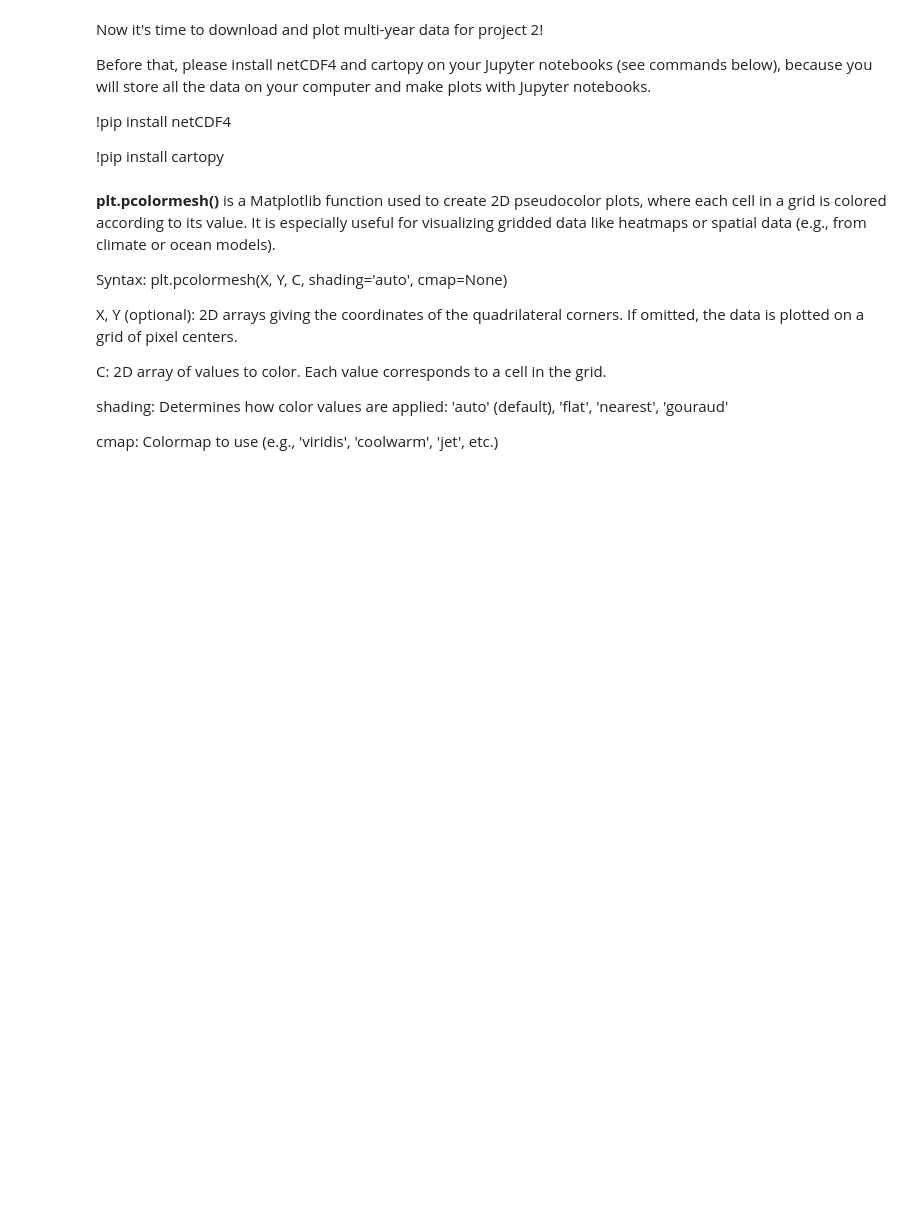
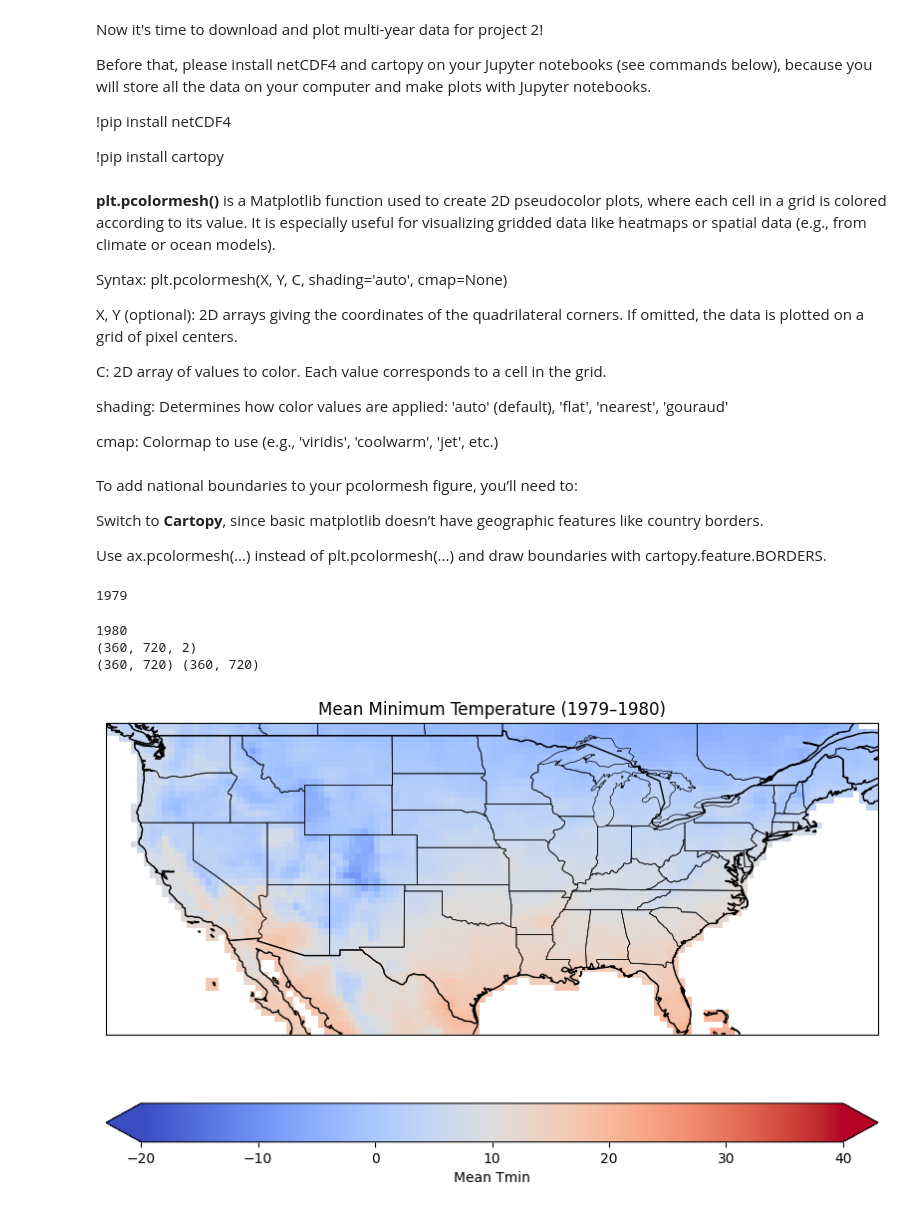
Before and after one commit to huanping313/planets, a Jupyter notebook: GEOG4016_Ch_2.ipynb, the cells around one changed output. Cells and saved outputs as stored; diff of their text form; code cells hidden in the pictures; blank space fills up the shorter version.

````diff
--- a/GEOG4016_Ch_2.ipynb
+++ b/GEOG4016_Ch_2.ipynb
@@ -1175,5 +1193,5 @@ f = netCDF4.Dataset(filename, 'r')
 ```
 # %%
 import netCDF4
-f = netCDF4.Dataset('filename.nc', 'r') # insert your filename with .nc as the extension, such as 'tmin.1979.nc','precip.1979.nc'
+f = netCDF4.Dataset('tmin.1979.nc', 'r') # insert your filename with .nc as the extension, such as 'tmin.1979.nc','precip.1979.nc'
 print(f) # print file information
@@ -1270,6 +1301,73 @@ plt.xlabel('Longitude')
 # plt.yticks(ytick_positions, ytick_labels)
 
 plt.show()
+# %% [markdown]
+To add national boundaries to your pcolormesh figure, you’ll need to:
+
+Switch to **Cartopy**, since basic matplotlib doesn’t have geographic features like country borders.
+
+Use ax.pcolormesh(...) instead of plt.pcolormesh(...) and draw boundaries with cartopy.feature.BORDERS.
+# %%
+import numpy as np
+import matplotlib.pyplot as plt
+from matplotlib import cm
+import netCDF4
+import cartopy.crs as ccrs
+import cartopy.feature as cfeature
+
+# Load and average data
+for yr in range(1979, 1981):
+    f = netCDF4.Dataset(f'tmin.{yr}.nc', 'r')
+    print(yr)
+    data = f.variables['tmin'][:, :, :]
+    # Read missing value attribute
+    missing_value = f.variables['tmin'].missing_value
+    # Replace missing values with np.nan before averaging
+    data = np.where(data == missing_value, np.nan, data)
+    # Now safely average over time axis (axis=0)
+    z0 = np.nanmean(data, axis=0)
+
+    if yr == 1979:
+        lat = f.variables['lat'][:]
+        lon = f.variables['lon'][:]
+        z1 = z0
+    else:
+        z1 = np.dstack((z1, z0))
+        print(np.shape(z1))
+
+z = np.nanmean(z1, axis=2)  # Final mean across years
+
+# Create a figure with a Cartopy projection
+fig, ax = plt.subplots(figsize=(10, 6), subplot_kw={'projection': ccrs.PlateCarree()})
+ax.set_global()
+# or use ax.set_extent([...]) to zoom to a region such as the US
+#ax.set_extent([233, 295, 25, 50], crs=ccrs.PlateCarree())
+
+# Use the customized cmap here
+lon2d, lat2d = np.meshgrid(lon, lat)
+mesh = ax.pcolormesh(lon2d, lat2d, z, cmap='coolwarm', transform=ccrs.PlateCarree(), shading='auto', vmin=-20, vmax=40)
+
+print(np.shape(lon2d),np.shape(z))
+# Add colorbar
+plt.colorbar(mesh, orientation='horizontal', extend='both', label='Mean Tmin')
+
+# Add national borders and coastlines
+ax.coastlines()
+ax.add_feature(cfeature.BORDERS, linewidth=1)
+ax.add_feature(cfeature.STATES, linewidth=0.5)# Optional: add states/provinces if working with U.S./Canada
+
+# Labels
+ax.set_title('Mean Minimum Temperature (1979–1980)')
+ax.set_xlabel('Longitude')
+ax.set_ylabel('Latitude')
+
+plt.show()
+# %% [output]
+1979
+1980
+(360, 720, 2)
+(360, 720) (360, 720)
+[figure, added]
 # %%
 # 13.c; calculate spatial average
 # print(lat)
````
Also changed, not shown: parts of 3 cells of this notebook.
